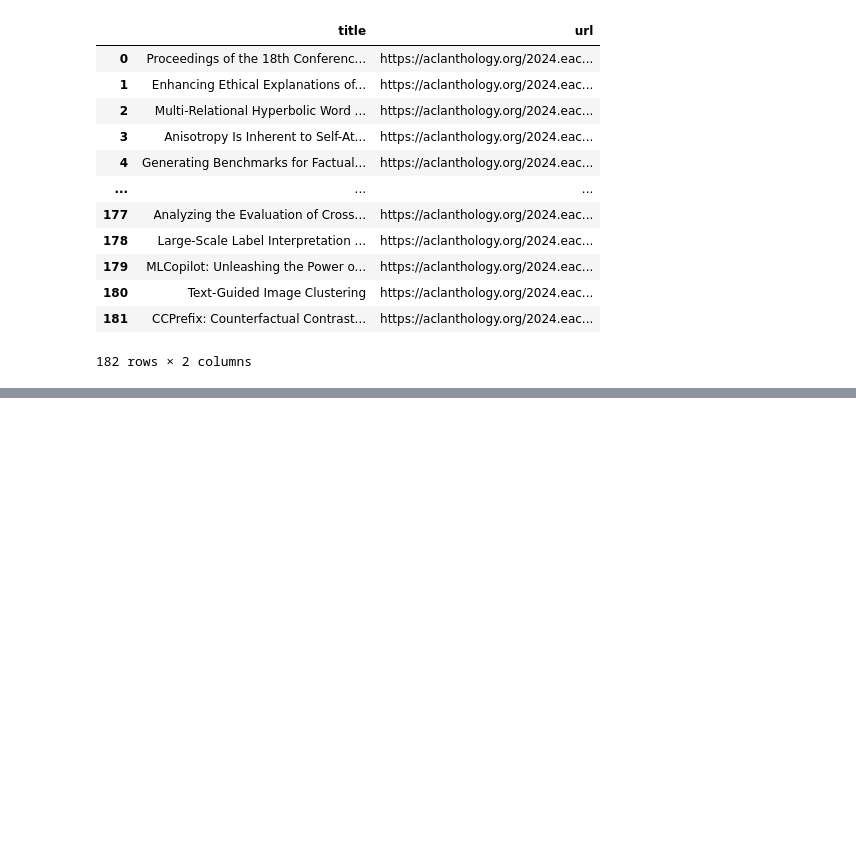
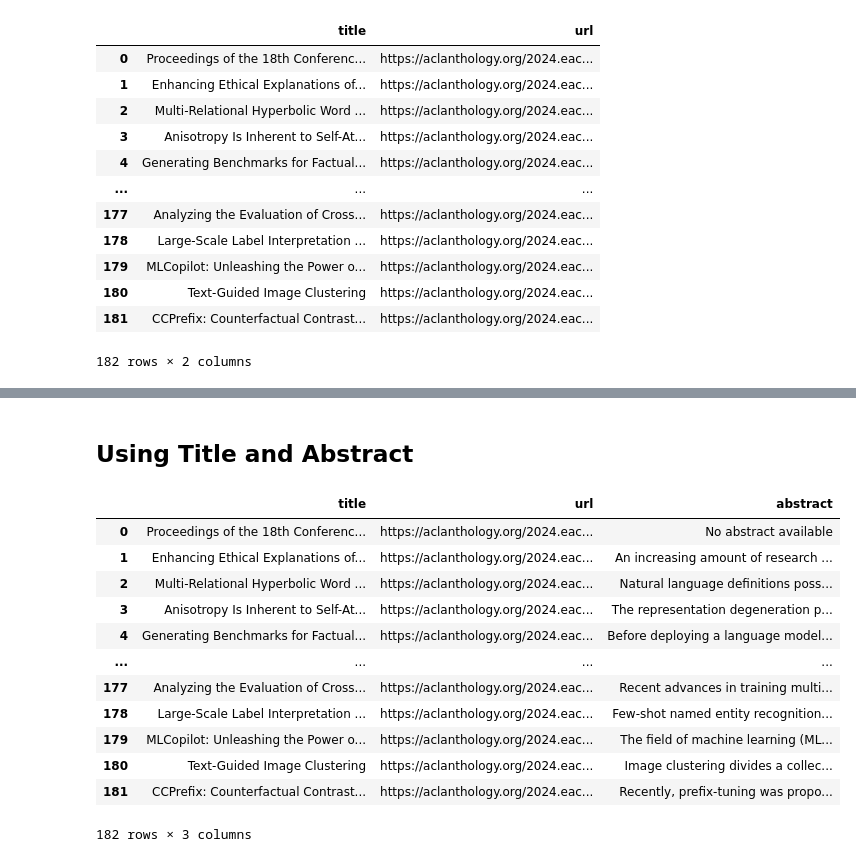
Before and after one commit to star-bits/parrot-research, a Jupyter notebook: eacl.ipynb, the cells around one changed output, grey strips where cells are left out. Drawn from its saved outputs; the diff is of its cells as text; code cells hidden in the pictures; blank space fills up the shorter version.

```diff
--- a/eacl.ipynb
+++ b/eacl.ipynb
@@ -188,0 +189,71 @@ print(df_filtered)
+# %% [markdown]
+## Using Title and Abstract
+# %%
+import pandas as pd
+import requests
+from bs4 import BeautifulSoup
+
+# Load the local HTML file
+file_path = '/content/The 18th Conference of the European Chapter of the Association for Computational Linguistics - ACL Anthology.html'
+with open(file_path, 'r', encoding='utf-8') as f:
+    content = f.read()
+
+# Parse the page content with BeautifulSoup
+soup = BeautifulSoup(content, 'html.parser')
+
+# Locate the section for long papers
+long_papers_section = soup.find(id="2024eacl-long")
+
+# Find all the individual paper entries
+papers = long_papers_section.find_all('p', class_='d-sm-flex align-items-stretch')
+
+# Function to extract abstract from a paper page
+def get_abstract(url):
+    try:
+        response = requests.get(url)
+        if response.status_code == 200:
+            page_soup = BeautifulSoup(response.content, 'html.parser')
+            # Locate the abstract on the page
+            abstract_section = page_soup.find('div', class_='acl-abstract')
+            if abstract_section:
+                abstract = abstract_section.find('span').get_text(strip=True)
+                return abstract
+        return "No abstract available"
+    except Exception as e:
+        print(f"Error retrieving abstract for {url}: {e}")
+        return "Error"
+
+# Extract the title, URL, and abstract for each paper and store in a list
+long_papers_data = []
+for paper in papers:
+    title_tag = paper.find('strong')
+    title = title_tag.get_text(strip=True) if title_tag else "No title"
+
+    url_tag = title_tag.find('a')
+    url = f"https://aclanthology.org{url_tag['href']}" if url_tag else "No URL"
+
+    # Fetch the abstract for the current paper URL
+    abstract = get_abstract(url)
+
+    # Append title, url, and abstract to the list
+    long_papers_data.append({'title': title, 'url': url, 'abstract': abstract})
+
+# Create a DataFrame from the extracted data
+df_long_papers = pd.DataFrame(long_papers_data)
+
+# Display the DataFrame
+df_long_papers
+# %% [output]
+|  | title | url | abstract |
+| 0 | Proceedings of the 18th Conferenc... | https://aclanthology.org/2024.eac... | No abstract available |
+| 1 | Enhancing Ethical Explanations of... | https://aclanthology.org/2024.eac... | An increasing amount of research ... |
+| 2 | Multi-Relational Hyperbolic Word ... | https://aclanthology.org/2024.eac... | Natural language definitions poss... |
+| 3 | Anisotropy Is Inherent to Self-At... | https://aclanthology.org/2024.eac... | The representation degeneration p... |
+| 4 | Generating Benchmarks for Factual... | https://aclanthology.org/2024.eac... | Before deploying a language model... |
+| ... | ... | ... | ... |
+| 177 | Analyzing the Evaluation of Cross... | https://aclanthology.org/2024.eac... | Recent advances in training multi... |
+| 178 | Large-Scale Label Interpretation ... | https://aclanthology.org/2024.eac... | Few-shot named entity recognition... |
+| 179 | MLCopilot: Unleashing the Power o... | https://aclanthology.org/2024.eac... | The field of machine learning (ML... |
+| 180 | Text-Guided Image Clustering | https://aclanthology.org/2024.eac... | Image clustering divides a collec... |
+| 181 | CCPrefix: Counterfactual Contrast... | https://aclanthology.org/2024.eac... | Recently, prefix-tuning was propo... |
+182 rows × 3 columns
```
Also changed, not shown: parts of 8 cells of this notebook.
